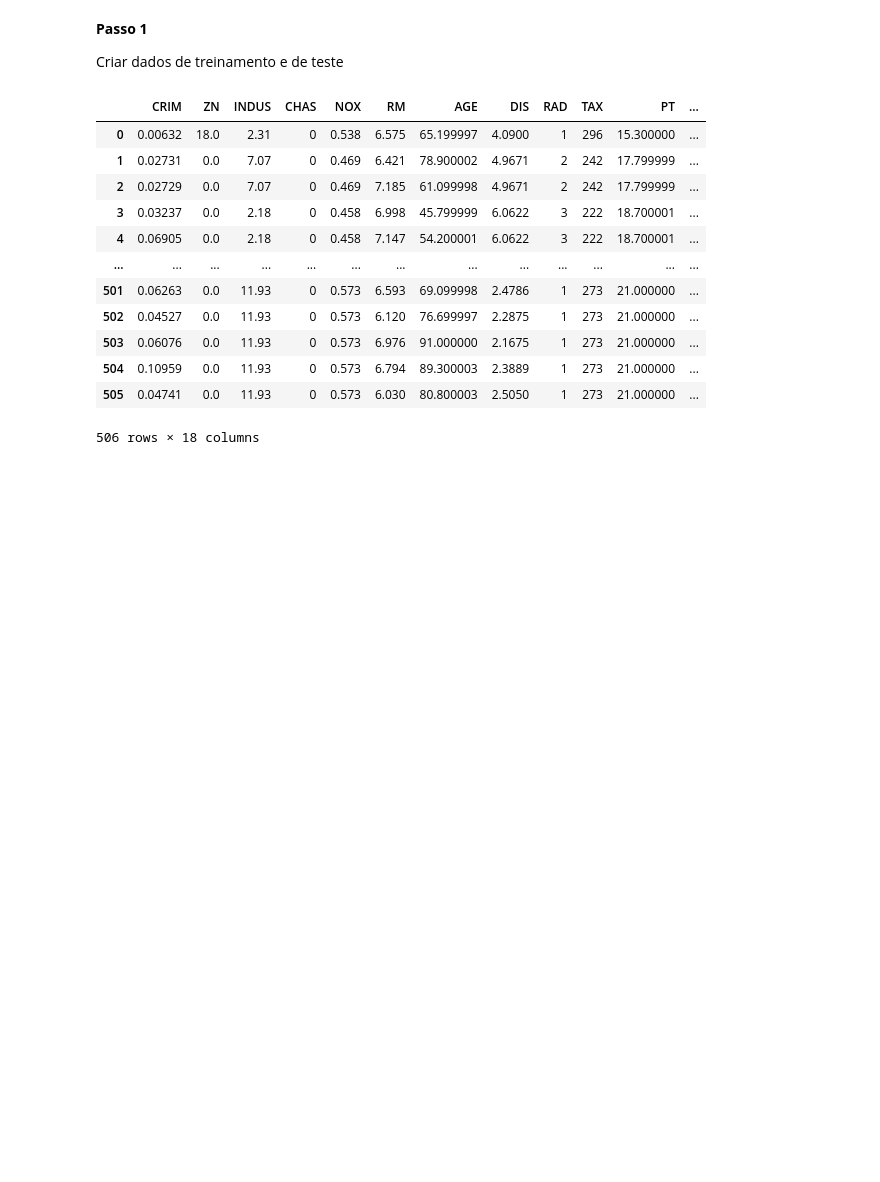
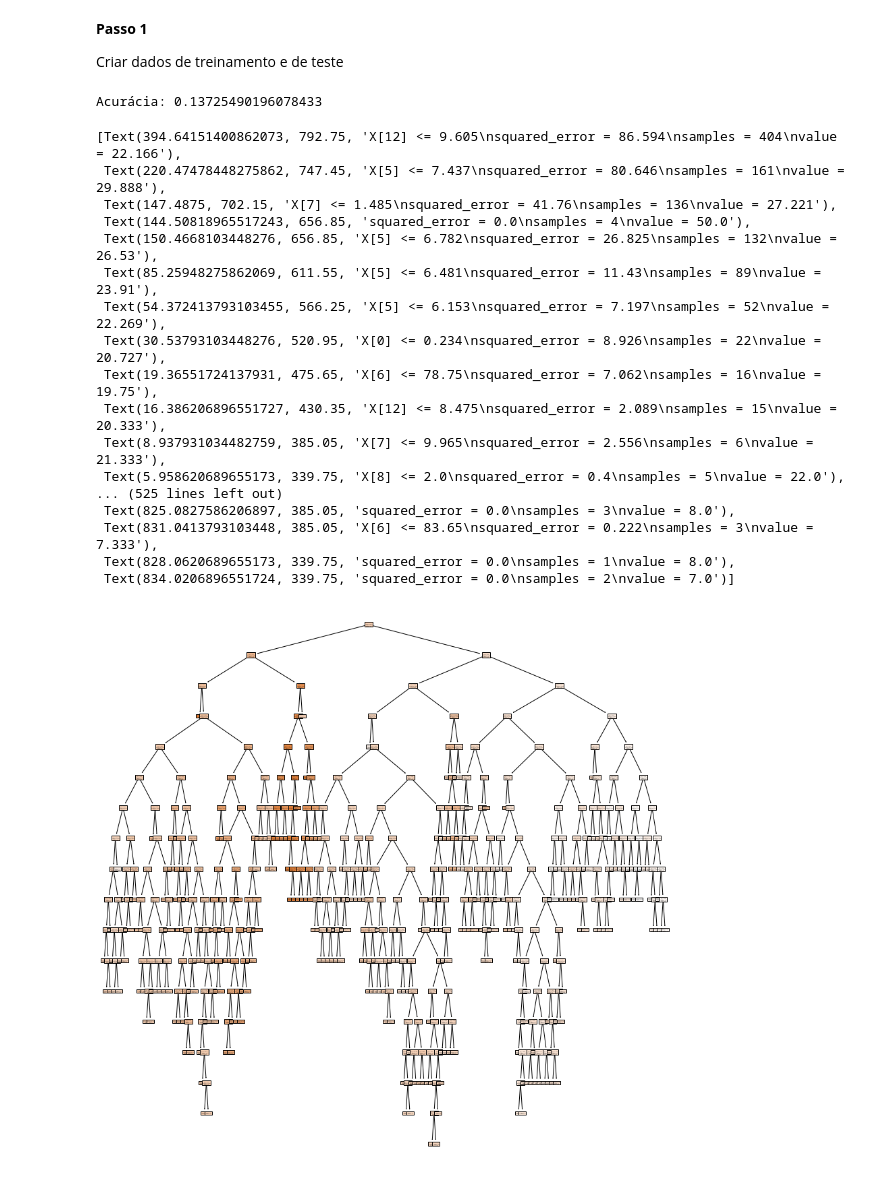
Before and after one commit to mdietterle/TrabalhosMachineLearningPos, a Jupyter notebook: Aula2_RegressaoLinear_Boston.ipynb, the cells around one changed output. Drawn from its saved outputs; the diff is of its cells as text; code cells hidden in the pictures; blank space fills up the shorter version.

Commit message:
Métricas Decision Tree

```diff
--- a/Aula2_RegressaoLinear_Boston.ipynb
+++ b/Aula2_RegressaoLinear_Boston.ipynb
@@ -159,27 +159,53 @@ mean_squared_error(lin_reg.predict(X), y)
 **Passo 1**
 
 Criar dados de treinamento e de teste
-# %%
-# data.dtypes
-cut_labels_CRIM = ['extremamente baixo', 'baixo', 'medio', 'alto', 'extremamente alto']
-cut_bins = [0, 10, 20, 40, 60, 80]
-data['CRIMCategorizado'] = pd.cut(data['CRIM'], bins=cut_bins, labels=cut_labels_CRIM)
-cut_labels_ZN = ['0', '20', '40', '60', '80']
-cut_bins = [0.0, 20, 40, 60, 80, 100]
-data['ZNCategorizado'] = pd.cut(data['ZN'], bins=cut_bins, labels=cut_labels_ZN)
-# data['teste'] = pd.cut(data['CRIM'], bins=10)
-data
-# %% [output]
-|  | CRIM | ZN | INDUS | CHAS | NOX | RM | AGE | DIS | RAD | TAX | PT | ... |
-| 0 | 0.00632 | 18.0 | 2.31 | 0 | 0.538 | 6.575 | 65.199997 | 4.0900 | 1 | 296 | 15.300000 | ... |
-| 1 | 0.02731 | 0.0 | 7.07 | 0 | 0.469 | 6.421 | 78.900002 | 4.9671 | 2 | 242 | 17.799999 | ... |
-| 2 | 0.02729 | 0.0 | 7.07 | 0 | 0.469 | 7.185 | 61.099998 | 4.9671 | 2 | 242 | 17.799999 | ... |
-| 3 | 0.03237 | 0.0 | 2.18 | 0 | 0.458 | 6.998 | 45.799999 | 6.0622 | 3 | 222 | 18.700001 | ... |
-| 4 | 0.06905 | 0.0 | 2.18 | 0 | 0.458 | 7.147 | 54.200001 | 6.0622 | 3 | 222 | 18.700001 | ... |
-| ... | ... | ... | ... | ... | ... | ... | ... | ... | ... | ... | ... | ... |
-| 501 | 0.06263 | 0.0 | 11.93 | 0 | 0.573 | 6.593 | 69.099998 | 2.4786 | 1 | 273 | 21.000000 | ... |
-| 502 | 0.04527 | 0.0 | 11.93 | 0 | 0.573 | 6.120 | 76.699997 | 2.2875 | 1 | 273 | 21.000000 | ... |
-| 503 | 0.06076 | 0.0 | 11.93 | 0 | 0.573 | 6.976 | 91.000000 | 2.1675 | 1 | 273 | 21.000000 | ... |
-| 504 | 0.10959 | 0.0 | 11.93 | 0 | 0.573 | 6.794 | 89.300003 | 2.3889 | 1 | 273 | 21.000000 | ... |
-| 505 | 0.04741 | 0.0 | 11.93 | 0 | 0.573 | 6.030 | 80.800003 | 2.5050 | 1 | 273 | 21.000000 | ... |
-506 rows × 18 columns
+# %%
+# y = data['MV'].astype('int64')
+
+data['MV'] = data['MV'].astype('int64')
+# data['CHAS'] = data['CHAS'].astype('int64')
+# data['RAD'] = data['RAD'].astype('int64')
+# data['TAX'] = data['TAX'].astype('int64')
+
+y = data['MV']
+X = data.drop('MV', axis=1)
+
+from sklearn.model_selection import train_test_split
+
+X_train, X_test, y_train, y_test = train_test_split(X, y, train_size=0.8)
+
+from sklearn.tree import DecisionTreeRegressor
+from sklearn import metrics
+
+clf = DecisionTreeRegressor()
+clf = clf.fit(X_train, y_train)
+
+y_pred = clf.predict(X_test)
+
+print('Acurácia:', metrics.accuracy_score(y_test, y_pred))
+# %% [output]
+Acurácia: 0.13725490196078433
+# %%
+from sklearn import tree
+
+plt.figure(figsize = (15,15))
+tree.plot_tree(clf, filled = True)
+# %% [output]
+[Text(394.64151400862073, 792.75, 'X[12] <= 9.605\nsquared_error = 86.594\nsamples = 404\nvalue = 22.166'),
+ Text(220.47478448275862, 747.45, 'X[5] <= 7.437\nsquared_error = 80.646\nsamples = 161\nvalue = 29.888'),
+ Text(147.4875, 702.15, 'X[7] <= 1.485\nsquared_error = 41.76\nsamples = 136\nvalue = 27.221'),
+ Text(144.50818965517243, 656.85, 'squared_error = 0.0\nsamples = 4\nvalue = 50.0'),
+ Text(150.4668103448276, 656.85, 'X[5] <= 6.782\nsquared_error = 26.825\nsamples = 132\nvalue = 26.53'),
+ Text(85.25948275862069, 611.55, 'X[5] <= 6.481\nsquared_error = 11.43\nsamples = 89\nvalue = 23.91'),
+ Text(54.372413793103455, 566.25, 'X[5] <= 6.153\nsquared_error = 7.197\nsamples = 52\nvalue = 22.269'),
+ Text(30.53793103448276, 520.95, 'X[0] <= 0.234\nsquared_error = 8.926\nsamples = 22\nvalue = 20.727'),
+ Text(19.36551724137931, 475.65, 'X[6] <= 78.75\nsquared_error = 7.062\nsamples = 16\nvalue = 19.75'),
+ Text(16.386206896551727, 430.35, 'X[12] <= 8.475\nsquared_error = 2.089\nsamples = 15\nvalue = 20.333'),
+ Text(8.937931034482759, 385.05, 'X[7] <= 9.965\nsquared_error = 2.556\nsamples = 6\nvalue = 21.333'),
+ Text(5.958620689655173, 339.75, 'X[8] <= 2.0\nsquared_error = 0.4\nsamples = 5\nvalue = 22.0'),
+... (525 lines left out)
+ Text(825.0827586206897, 385.05, 'squared_error = 0.0\nsamples = 3\nvalue = 8.0'),
+ Text(831.0413793103448, 385.05, 'X[6] <= 83.65\nsquared_error = 0.222\nsamples = 3\nvalue = 7.333'),
+ Text(828.0620689655173, 339.75, 'squared_error = 0.0\nsamples = 1\nvalue = 8.0'),
+ Text(834.0206896551724, 339.75, 'squared_error = 0.0\nsamples = 2\nvalue = 7.0')]
+[figure, added]
```
Also changed, not shown: parts of 2 cells of this notebook.
